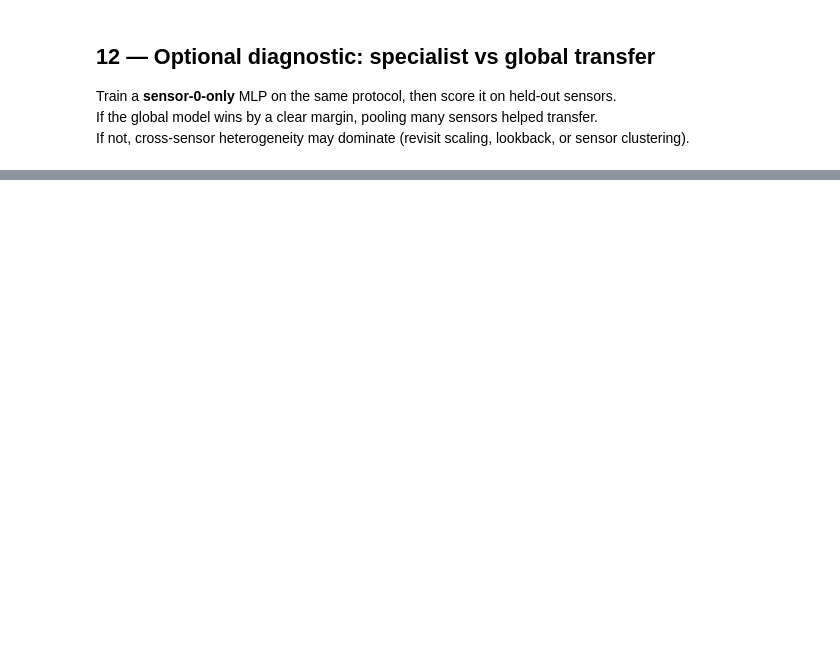
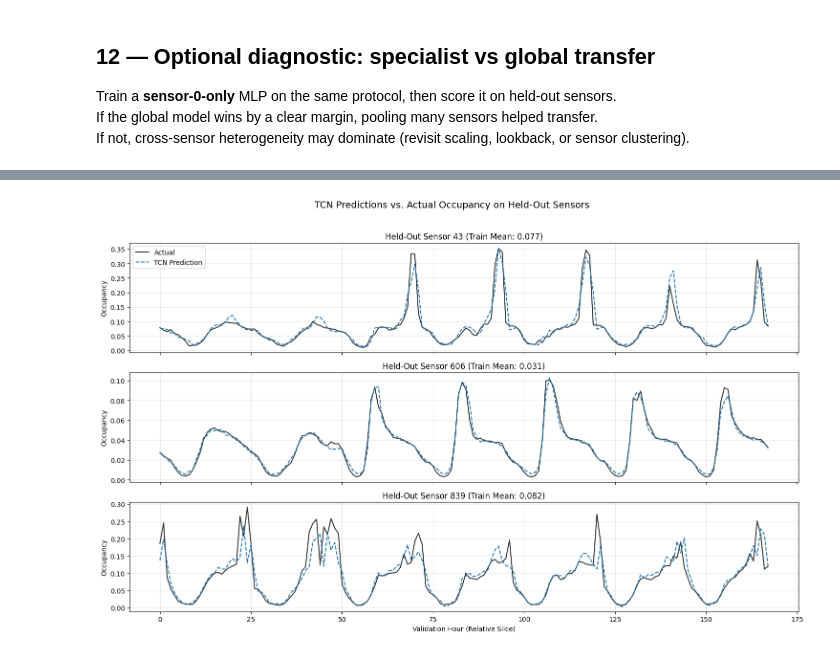
Before and after one commit to Matthew-Linders/AISE_4010_Group_Project, a Jupyter notebook: AISE4010_Project_Group02.ipynb, the cells around one changed output, grey strips where cells are left out. Saved outputs shown, nothing was run; the diff lists cells and outputs as text; code cells hidden in the pictures; blank space fills up the shorter version.

```diff
--- a/AISE4010_Project_Group02.ipynb
+++ b/AISE4010_Project_Group02.ipynb
@@ -839,0 +1191,39 @@ NameError: name 'usable' is not defined
+# %%
+import matplotlib.pyplot as plt
+
+# Select 3 representative held-out sensors to visualize
+sensors_to_plot = [held_out[0], held_out[len(held_out)//2], held_out[-1]]
+
+fig, axes = plt.subplots(len(sensors_to_plot), 1, figsize=(15, 3 * len(sensors_to_plot)), sharex=True)
+
+# We will plot a 100-hour slice of the validation period to see the daily shapes clearly
+slice_start = 100
+slice_end = 268
+
+for idx, s_id in enumerate(sensors_to_plot):
+    # Find the matching pack
+    p = next(pack for pack in held_packs if pack["sensor"] == s_id)
+
+    # Generate predictions using the final trained TCN
+    X_val_s = p["X_val"][..., None]
+    pred_scaled = tcn.predict(X_val_s, verbose=0).ravel()
+    pred_raw = inverse_transform(pred_scaled, p["mu"], p["sigma"])
+
+    actual_raw = p["y_val_raw"]
+
+    ax = axes[idx]
+    ax.plot(actual_raw[slice_start:slice_end], label="Actual", color="black", alpha=0.8, linewidth=1.5)
+    ax.plot(pred_raw[slice_start:slice_end], label="TCN Prediction", color="tab:blue", linestyle="--", linewidth=1.5)
+
+    ax.set_title(f"Held-Out Sensor {s_id} (Train Mean: {p['mu']:.3f})")
+    ax.set_ylabel("Occupancy")
+    ax.grid(True, alpha=0.3)
+    if idx == 0:
+        ax.legend()
+
+axes[-1].set_xlabel("Validation Hour (Relative Slice)")
+plt.suptitle("TCN Predictions vs. Actual Occupancy on Held-Out Sensors", y=1.02, fontsize=14)
+plt.tight_layout()
+plt.show()
+# %% [output]
+[figure, added]
```
Also changed, not shown: parts of 17 cells of this notebook.
